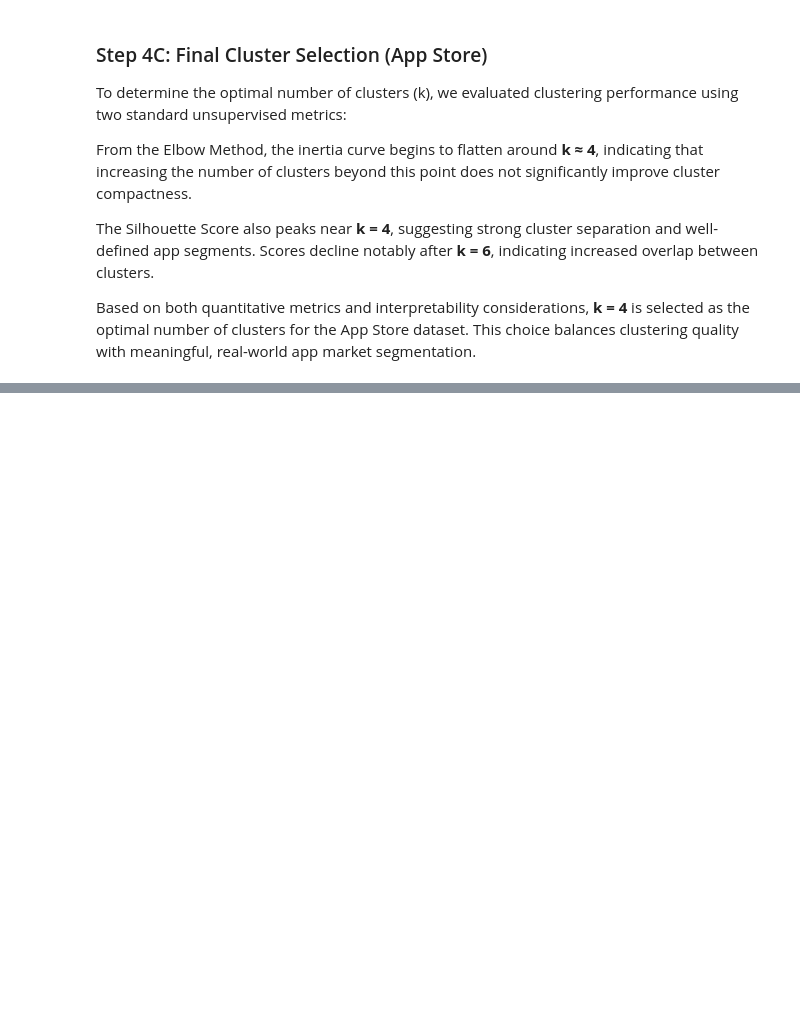
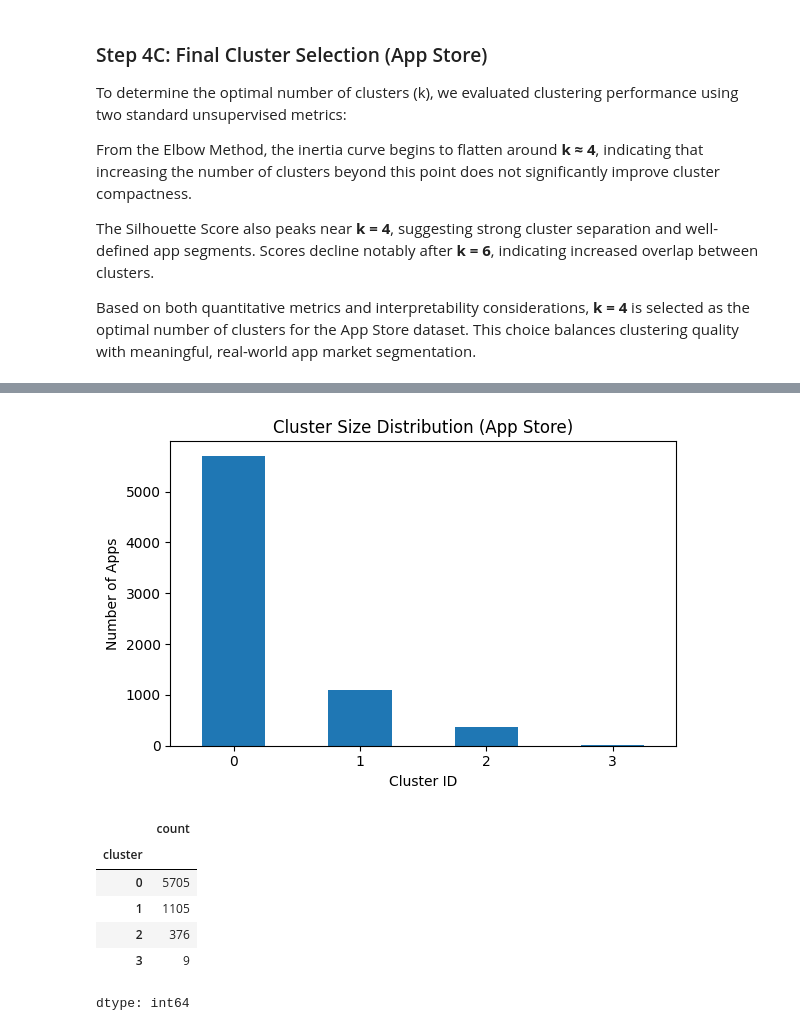
Before and after one commit to Dhairyaxshah/Appfluence, a Jupyter notebook: notebooks/04_unsupervised_ml.ipynb, the cells around one changed output, grey strips where cells are left out. Cells and saved outputs as stored; diff of their text form; code cells hidden in the pictures; blank space fills up the shorter version.

```diff
--- a/notebooks/04_unsupervised_ml.ipynb
+++ b/notebooks/04_unsupervised_ml.ipynb
@@ -333,0 +341,14 @@ Based on both quantitative metrics and interpretability considerations, **k = 4*
+# %%
+from sklearn.cluster import KMeans
+
+# Apply KMeans with the selected number of clusters
+kmeans_as = KMeans(
+    n_clusters=4,
+    random_state=42,
+    n_init=10
+)
+
+# Fit the model and assign cluster labels
+clusters_as = kmeans_as.fit_predict(X_as_cluster)
+
+clusters_as[:10]
@@ -333,0 +357,6 @@ Based on both quantitative metrics and interpretability considerations, **k = 4*
+# %%
+# Add cluster labels to original App Store dataframe
+df_as['cluster'] = clusters_as
+
+# Verify
+df_as['cluster'].value_counts()
@@ -333,0 +371,23 @@ Based on both quantitative metrics and interpretability considerations, **k = 4*
+# %%
+# Cluster size distribution
+cluster_counts = df_as['cluster'].value_counts().sort_index()
+
+plt.figure(figsize=(6,4))
+cluster_counts.plot(kind='bar')
+plt.xlabel("Cluster ID")
+plt.ylabel("Number of Apps")
+plt.title("Cluster Size Distribution (App Store)")
+plt.xticks(rotation=0)
+plt.tight_layout()
+plt.show()
+
+cluster_counts
+# %% [output]
+[figure, added]
+|  | count |
+| cluster |  |
+| 0 | 5705 |
+| 1 | 1105 |
+| 2 | 376 |
+| 3 | 9 |
+dtype: int64
```
Also changed, not shown: parts of 11 cells of this notebook.
